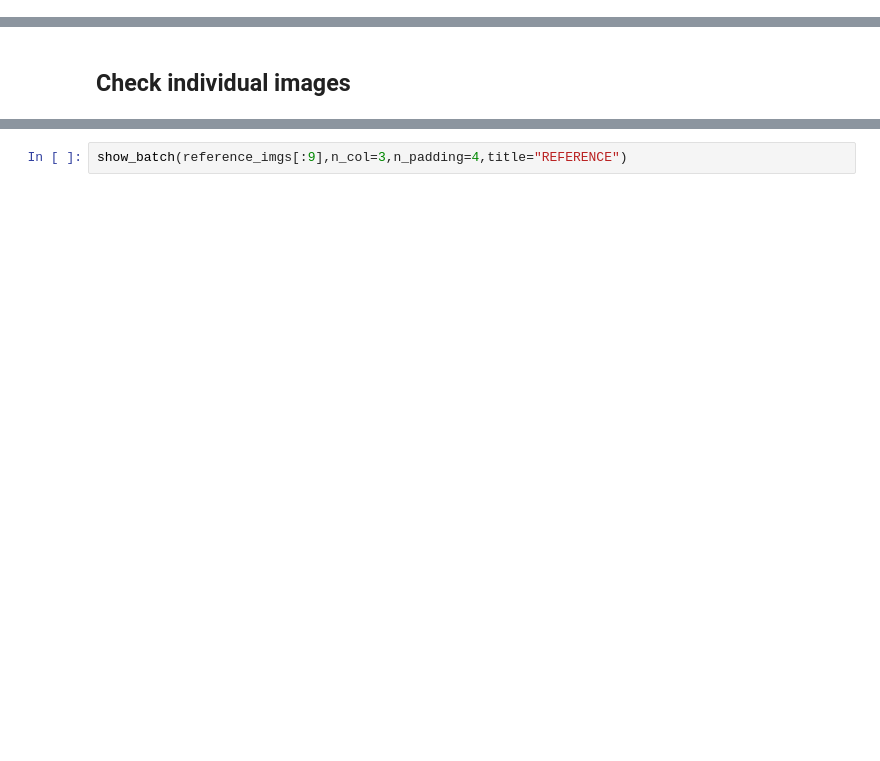
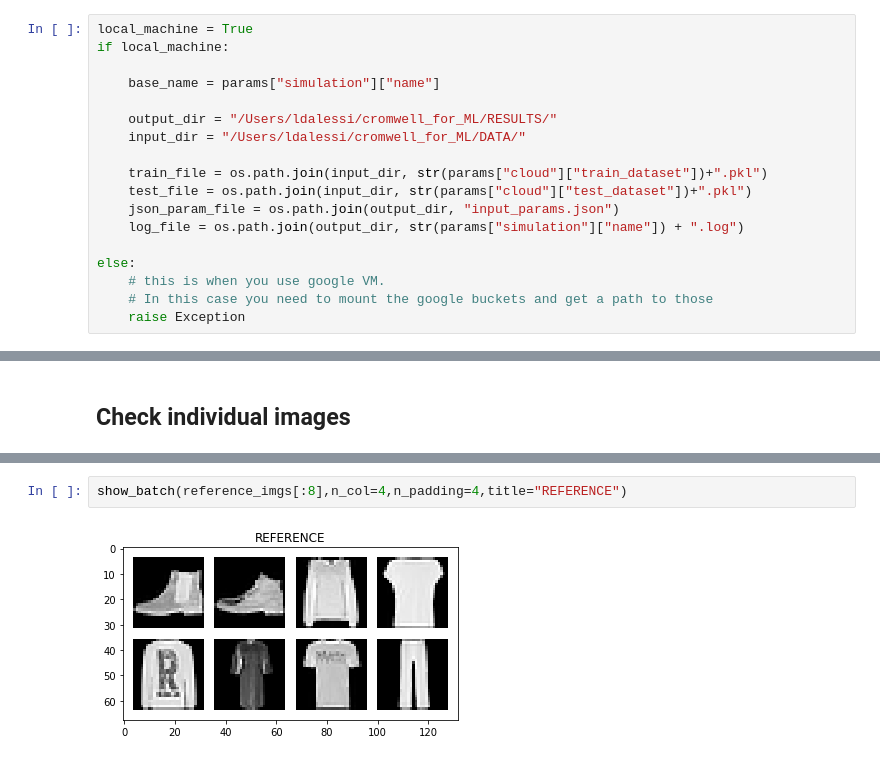
Before and after one commit to dalessioluca/cromwell_for_ML, a Jupyter notebook: main.ipynb, the cells around one changed output, grey strips where cells are left out. Drawn from its saved outputs; the diff is of its cells as text; blank space fills up the shorter version.

```diff
--- a/main.ipynb
+++ b/main.ipynb
@@ -40,0 +50,18 @@ print(params)
+# %%
+local_machine = True
+if local_machine:
+
+    base_name = params["simulation"]["name"]
+
+    output_dir = "/Users/ldalessi/cromwell_for_ML/RESULTS/"
+    input_dir = "/Users/ldalessi/cromwell_for_ML/DATA/"
+
+    train_file = os.path.join(input_dir, str(params["cloud"]["train_dataset"])+".pkl")
+    test_file = os.path.join(input_dir, str(params["cloud"]["test_dataset"])+".pkl")
+    json_param_file = os.path.join(output_dir, "input_params.json")
+    log_file = os.path.join(output_dir, str(params["simulation"]["name"]) + ".log")
+
+else:
+    # this is when you use google VM.
+    # In this case you need to mount the google buckets and get a path to those
+    raise Exception
@@ -271,2 +405,4 @@ show_frame_rec(0)
 # %%
-show_batch(reference_imgs[:9],n_col=3,n_padding=4,title="REFERENCE")
+show_batch(reference_imgs[:8],n_col=4,n_padding=4,title="REFERENCE")
+# %% [output]
+[figure, added]
```
Also changed, not shown: parts of 32 cells of this notebook, 2 other files.
